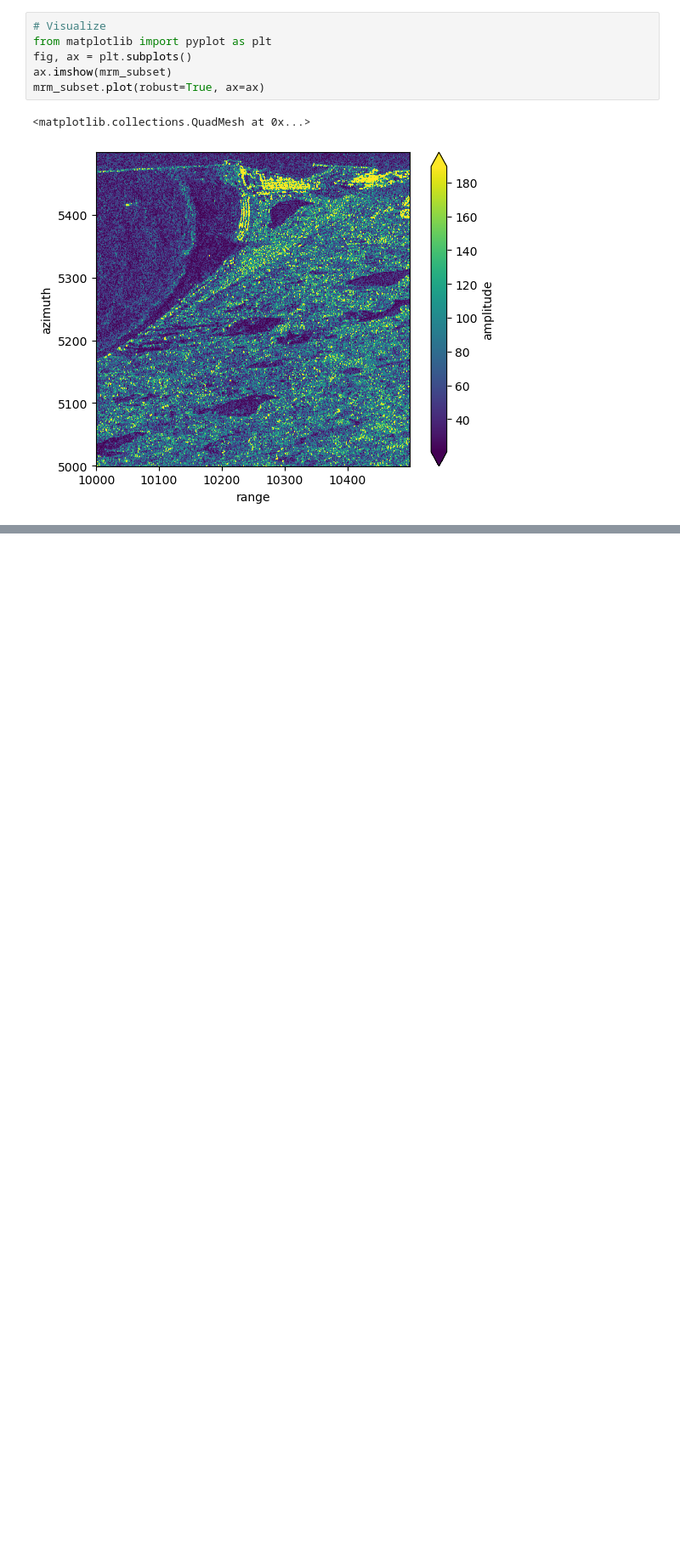
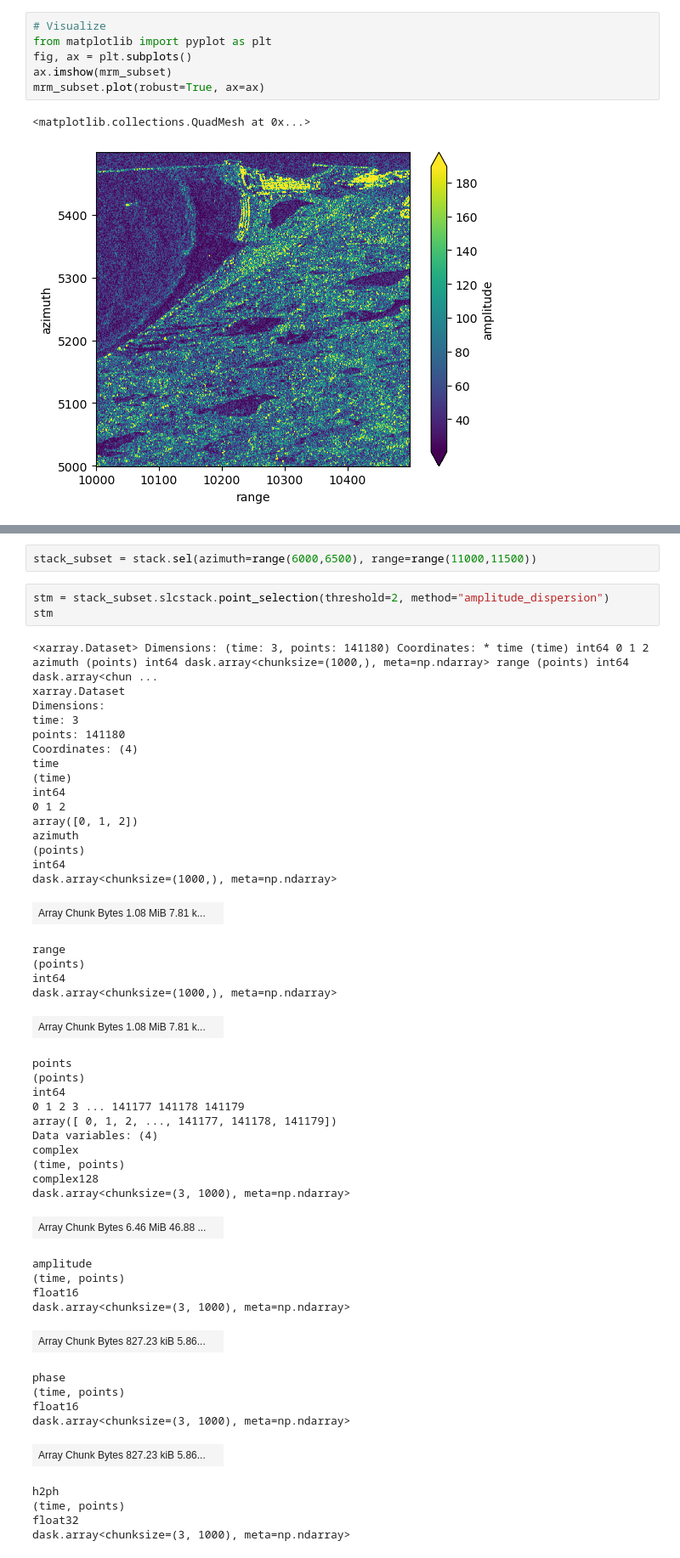
Before and after one commit to TUDelftGeodesy/sarxarray, a Jupyter notebook: examples/demo_sarxarray.ipynb, the cells around one changed output, grey strips where cells are left out. Shown at 85% size. Saved outputs shown, nothing was run; the diff lists cells and outputs as text; blank space fills up the shorter version.

Commit message:
update demo with point selection

```diff
--- a/examples/demo_sarxarray.ipynb
+++ b/examples/demo_sarxarray.ipynb
@@ -195,0 +235,52 @@ mrm_subset.plot(robust=True, ax=ax)
+# %%
+stack_subset = stack.sel(azimuth=range(6000,6500), range=range(11000,11500))
+# %%
+stm = stack_subset.slcstack.point_selection(threshold=2, method="amplitude_dispersion")
+stm
+# %% [output]
+<xarray.Dataset> Dimensions: (time: 3, points: 141180) Coordinates: * time (time) int64 0 1 2 azimuth (points) int64 dask.array<chunksize=(1000,), meta=np.ndarray> range (points) int64 dask.array<chun ...
+xarray.Dataset
+Dimensions:
+time: 3
+points: 141180
+Coordinates: (4)
+time
+(time)
+int64
+0 1 2
+array([0, 1, 2])
+azimuth
+(points)
+int64
+dask.array<chunksize=(1000,), meta=np.ndarray>
+| Array Chunk Bytes 1.08 MiB 7.81 k... |  |
+range
+(points)
+int64
+dask.array<chunksize=(1000,), meta=np.ndarray>
+| Array Chunk Bytes 1.08 MiB 7.81 k... |  |
+points
+(points)
+int64
+0 1 2 3 ... 141177 141178 141179
+array([ 0, 1, 2, ..., 141177, 141178, 141179])
+Data variables: (4)
+complex
+(time, points)
+complex128
+dask.array<chunksize=(3, 1000), meta=np.ndarray>
+| Array Chunk Bytes 6.46 MiB 46.88 ... |  |
+amplitude
+(time, points)
+float16
+dask.array<chunksize=(3, 1000), meta=np.ndarray>
+| Array Chunk Bytes 827.23 kiB 5.86... |  |
+phase
+(time, points)
+float16
+dask.array<chunksize=(3, 1000), meta=np.ndarray>
+| Array Chunk Bytes 827.23 kiB 5.86... |  |
+h2ph
+(time, points)
+float32
+dask.array<chunksize=(3, 1000), meta=np.ndarray>
```
Also changed, not shown: parts of 9 cells of this notebook.
